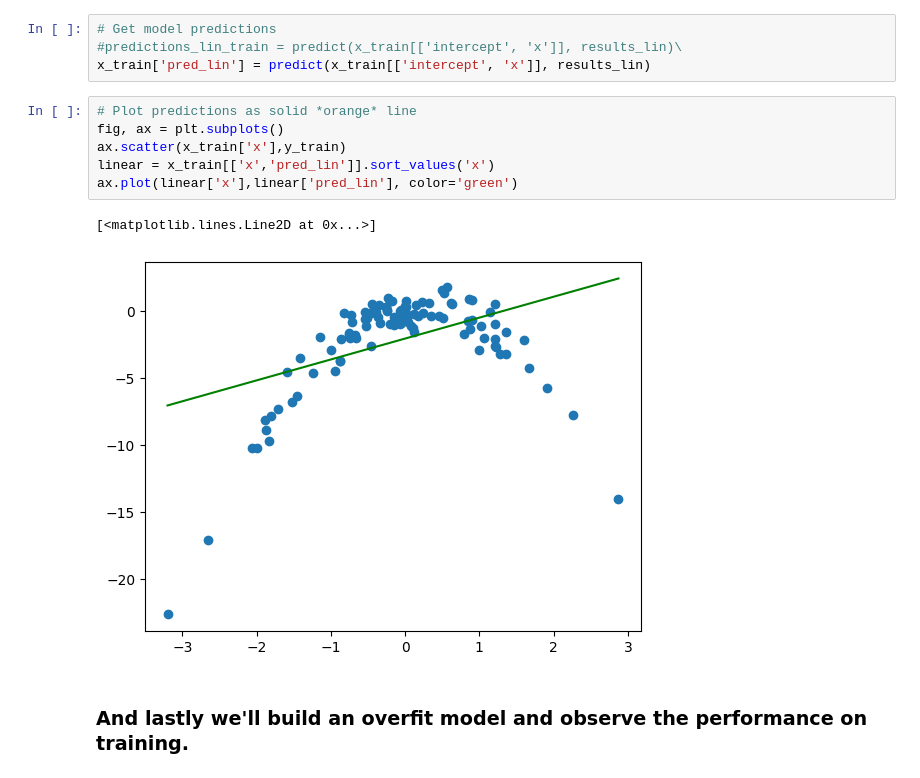
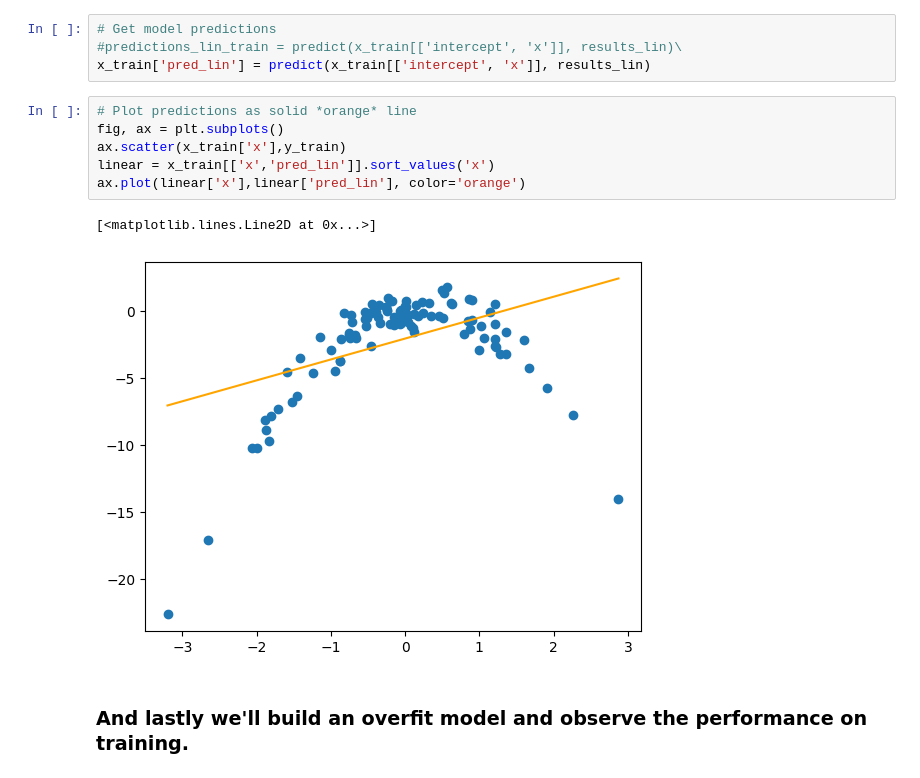
Before and after one commit to riav13/cse2600, a Jupyter notebook: mod02_trainingsplit.ipynb, the cells around one changed output. Saved outputs shown, nothing was run; the diff lists cells and outputs as text.

```diff
--- a/mod02_trainingsplit.ipynb
+++ b/mod02_trainingsplit.ipynb
@@ -134,12 +134,12 @@ x_train['pred_lin'] = predict(x_train[['intercept', 'x']], results_lin)
 # %%
 # Plot predictions as solid *orange* line
 fig, ax = plt.subplots()
 ax.scatter(x_train['x'],y_train)
 linear = x_train[['x','pred_lin']].sort_values('x')
-ax.plot(linear['x'],linear['pred_lin'], color='green')
+ax.plot(linear['x'],linear['pred_lin'], color='orange')
 # %% [output]
 [<matplotlib.lines.Line2D at 0x...>]
-[figure, old version]
+[figure, new version]
 # %% [markdown]
 ### And lastly we'll build an overfit model and observe the performance on training.
 # %%
```
Also changed, not shown: parts of 1 cell of this notebook.
